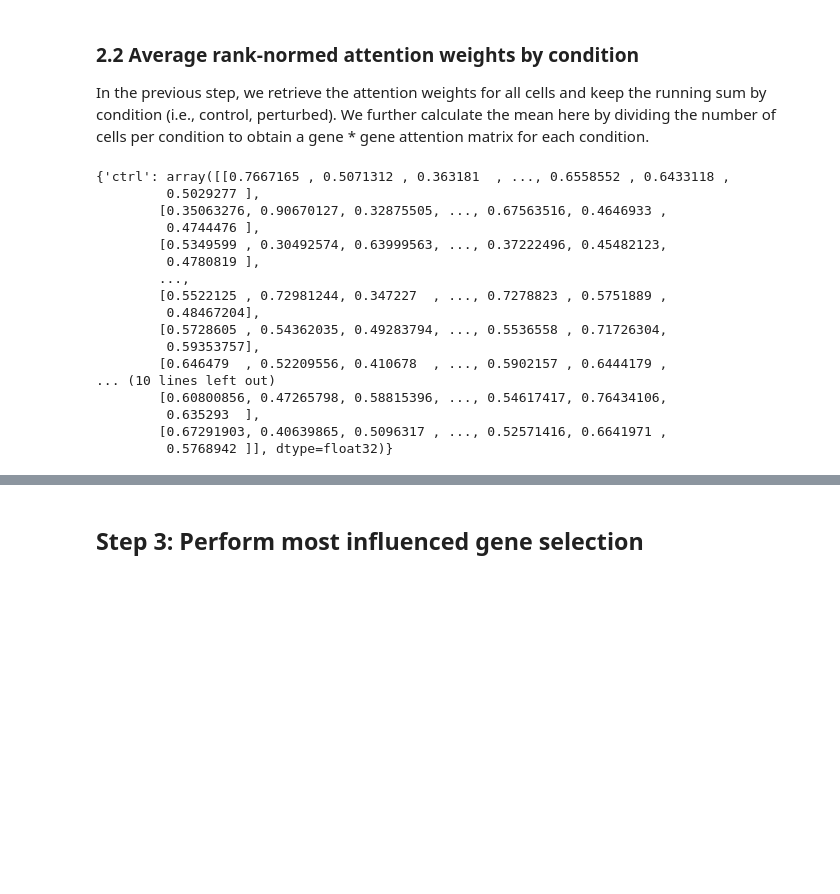
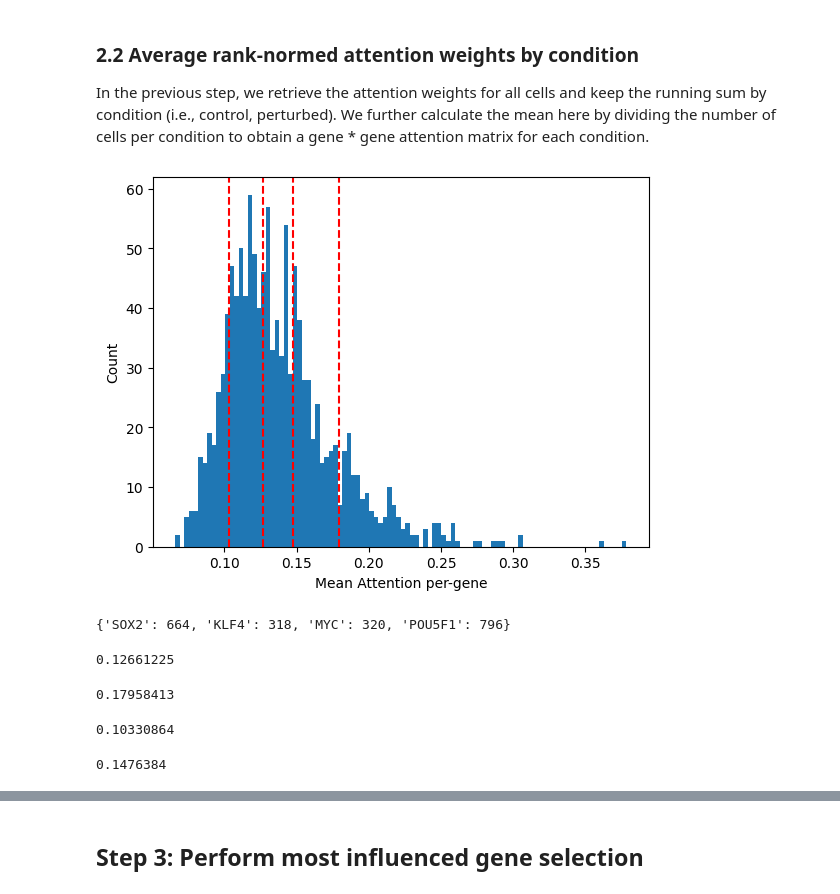
Before and after one commit to a93sokol/scGPT_reproduce, a Jupyter notebook: tutorials/Tutorial_Attention_GRN.ipynb, the cells around one changed output, grey strips where cells are left out. Saved outputs shown, nothing was run; the diff lists cells and outputs as text; code cells hidden in the pictures; blank space fills up the shorter version.

```diff
--- a/tutorials/Tutorial_Attention_GRN.ipynb
+++ b/tutorials/Tutorial_Attention_GRN.ipynb
@@ -203,0 +207,2 @@ array(['BHLHE40+ctrl', 'ctrl'], dtype=object)
+# %%
+adata.X = adata.X.toarray()
@@ -224,2 +231,4 @@ scGPT - INFO - Filtering cells by counts ...
 scGPT - INFO - Normalizing total counts ...
 scGPT - INFO - Binning data ...
+# %%
+TF_names = ['SOX2', 'MYC', 'KLF4','POU5F1']
@@ -232,7 +245,7 @@ sc.pp.highly_variable_genes(
     flavor="seurat_v3" if data_is_raw else "cell_ranger",
     subset=False,
 )
-adata.var.loc[adata.var[adata.var.gene_name==TF_name].index, 'highly_variable'] = True
+adata.var.loc[adata.var[adata.var.gene_name.isin(TF_names)].index, 'highly_variable'] = True
 adata = adata[:, adata.var["highly_variable"]].copy()
 print(adata)
 # %% [output]
@@ -294,7 +327,7 @@ with torch.no_grad(), torch.cuda.amp.autocast(enabled=True):
         src_embs = model.encoder(torch.tensor(all_gene_ids[i : i + batch_size], dtype=torch.long).to(device))
         val_embs = model.value_encoder(torch.tensor(all_values[i : i + batch_size], dtype=torch.float).to(device))
         total_embs = src_embs + val_embs
-        total_embs = model.bn(total_embs.permute(0, 2, 1)).permute(0, 2, 1)
+        #total_embs = model.bn(total_embs.permute(0, 2, 1)).permute(0, 2, 1)
         # Send total_embs to attention layers for attention operations
         # Retrieve the output from second to last layer
         for layer in model.transformer_encoder.layers[:num_attn_layers]:
@@ -324,6 +357,8 @@ with torch.no_grad(), torch.cuda.amp.autocast(enabled=True):
         attn_scores = (rank.reshape((-1, 8, M, M))/M).permute(0, 1, 3, 2)
         # Average 8 attention heads
         attn_scores = attn_scores.mean(1)
+        #attn_scores = attn_scores[:,0,:,:]
+
 
         outputs = attn_scores.detach().cpu().numpy()
 
@@ -344,23 +379,34 @@ dict_sum_condition_mean = dict_sum_condition.copy()
 for i in groups.keys():
     dict_sum_condition_mean[i] = dict_sum_condition_mean[i]/len(groups[i])
 gene_vocab_idx = all_gene_ids[0].clone().detach().cpu().numpy()
-# %%
-dict_sum_condition_mean
-# %% [output]
-{'ctrl': array([[0.7667165 , 0.5071312 , 0.363181  , ..., 0.6558552 , 0.6433118 ,
-         0.5029277 ],
-        [0.35063276, 0.90670127, 0.32875505, ..., 0.67563516, 0.4646933 ,
-         0.4744476 ],
-        [0.5349599 , 0.30492574, 0.63999563, ..., 0.37222496, 0.45482123,
-         0.4780819 ],
-        ...,
-        [0.5522125 , 0.72981244, 0.347227  , ..., 0.7278823 , 0.5751889 ,
-         0.48467204],
-        [0.5728605 , 0.54362035, 0.49283794, ..., 0.5536558 , 0.71726304,
-         0.59353757],
-        [0.646479  , 0.52209556, 0.410678  , ..., 0.5902157 , 0.6444179 ,
-... (10 lines left out)
-        [0.60800856, 0.47265798, 0.58815396, ..., 0.54617417, 0.76434106,
-         0.635293  ],
-        [0.67291903, 0.40639865, 0.5096317 , ..., 0.52571416, 0.6641971 ,
-         0.5768942 ]], dtype=float32)}
+# %%
+plt.hist(np.mean((abs(dict_sum_condition_mean['ctrl'] - dict_sum_condition_mean['SOX2+KLF4+MYC+POU5F1'])), axis=1), bins=100)
+plt.axvline(x=np.mean((abs(dict_sum_condition_mean['ctrl'] - dict_sum_condition_mean['SOX2+KLF4+MYC+POU5F1'])[664,:])), color='r', linestyle='--')
+plt.axvline(x=np.mean((abs(dict_sum_condition_mean['ctrl'] - dict_sum_condition_mean['SOX2+KLF4+MYC+POU5F1'])[796,:])), color='r', linestyle='--')
+plt.axvline(x=np.mean((abs(dict_sum_condition_mean['ctrl'] - dict_sum_condition_mean['SOX2+KLF4+MYC+POU5F1'])[320,:])), color='r', linestyle='--')
+plt.axvline(x=np.mean((abs(dict_sum_condition_mean['ctrl'] - dict_sum_condition_mean['SOX2+KLF4+MYC+POU5F1'])[318,:])), color='r', linestyle='--')
+plt.xlabel('Mean Attention per-gene')
+plt.ylabel('Count')
+plt.savefig('../attention_hist.pdf',bbox_inches = 'tight')
+# %% [output]
+[figure, added]
+# %%
+{'SOX2': 664, 'KLF4': 318, 'MYC': 320, 'POU5F1': 796}
+# %% [output]
+{'SOX2': 664, 'KLF4': 318, 'MYC': 320, 'POU5F1': 796}
+# %%
+np.mean((abs(dict_sum_condition_mean['ctrl'] - dict_sum_condition_mean['SOX2+KLF4+MYC+POU5F1'])[664,:]))
+# %% [output]
+0.12661225
+# %%
+np.mean((abs(dict_sum_condition_mean['ctrl'] - dict_sum_condition_mean['SOX2+KLF4+MYC+POU5F1'])[796,:]))
+# %% [output]
+0.17958413
+# %%
+np.mean((abs(dict_sum_condition_mean['ctrl'] - dict_sum_condition_mean['SOX2+KLF4+MYC+POU5F1'])[320,:]))
+# %% [output]
+0.10330864
+# %%
+np.mean((abs(dict_sum_condition_mean['ctrl'] - dict_sum_condition_mean['SOX2+KLF4+MYC+POU5F1'])[318,:]))
+# %% [output]
+0.1476384
```
Also changed, not shown: parts of 24 cells of this notebook, 5 other files.
